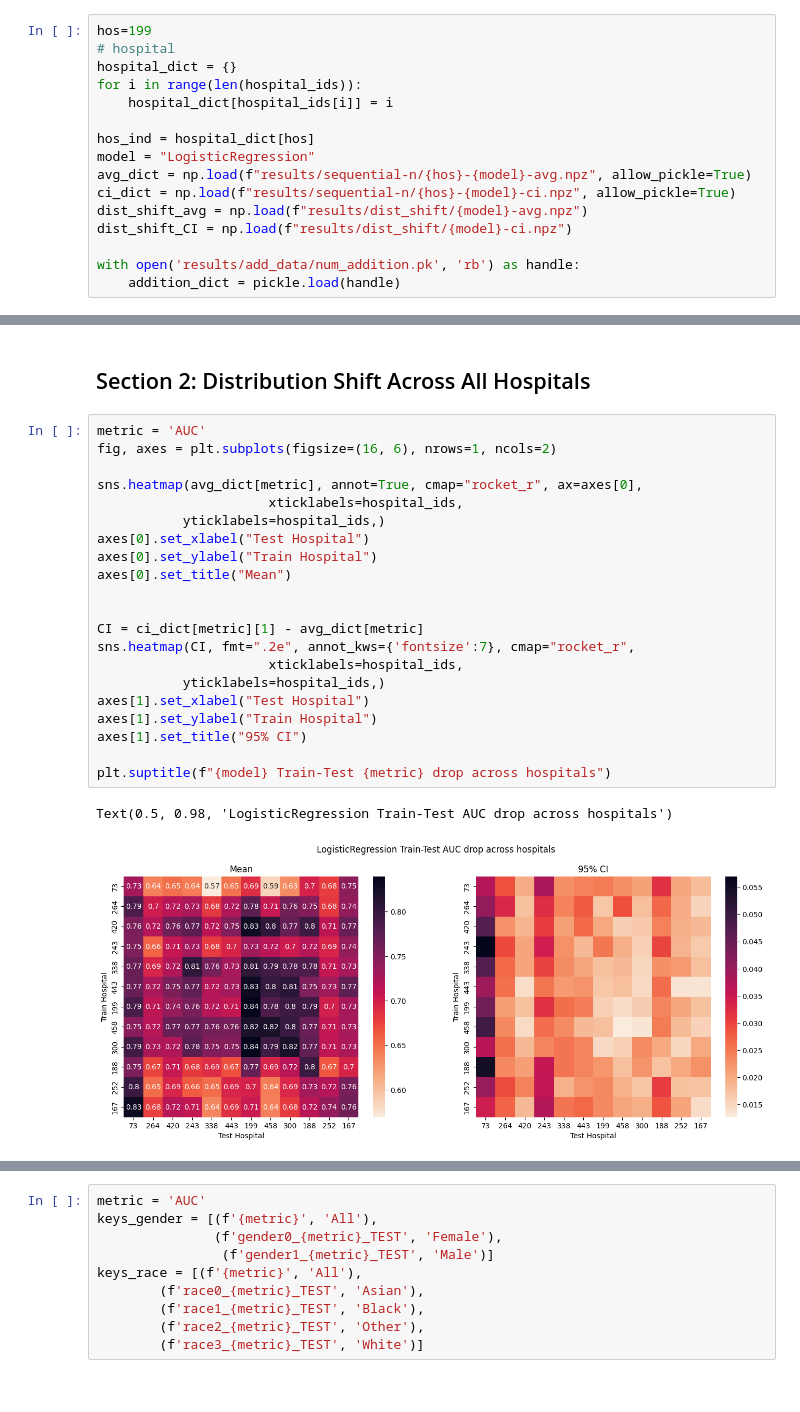
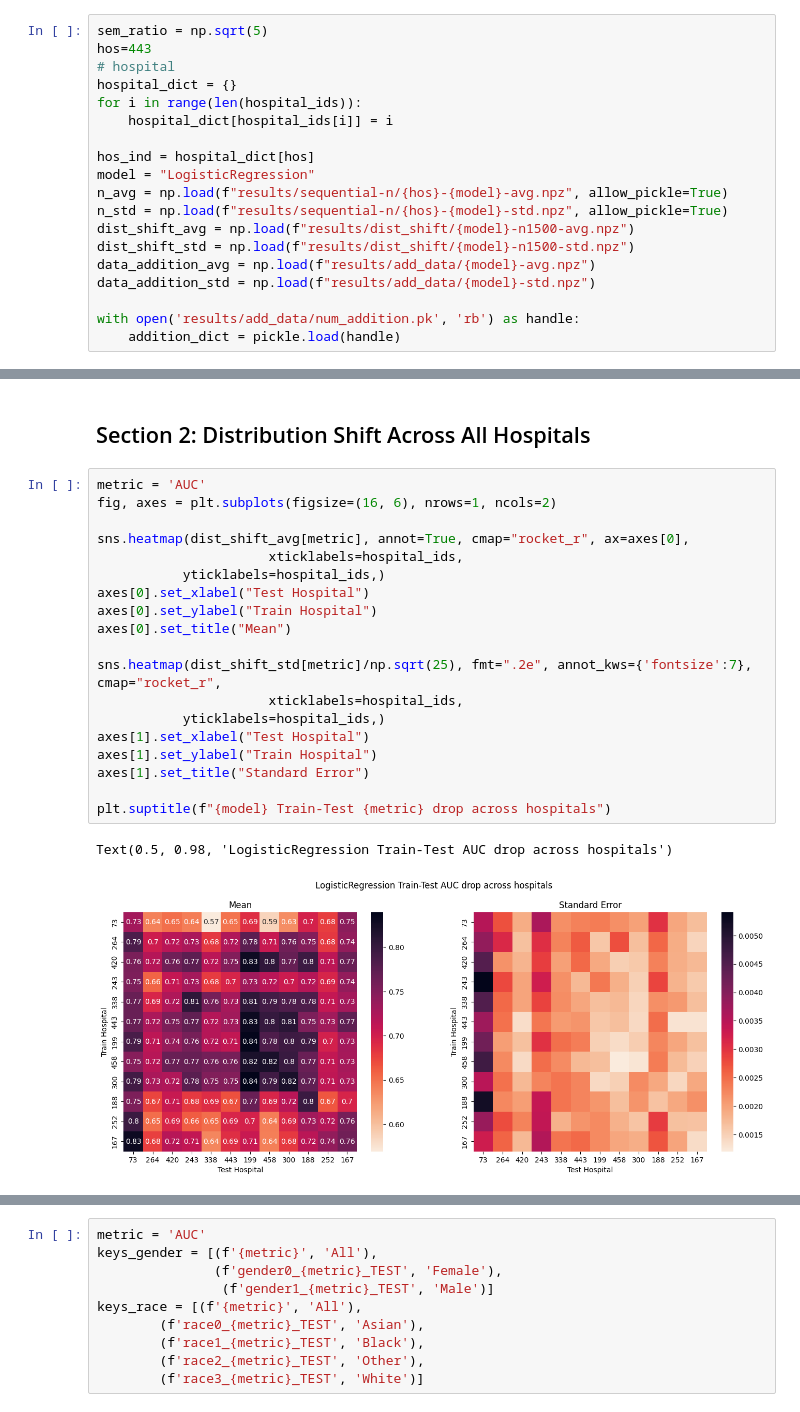
Before and after one commit to heyyjudes/YAIB, a Jupyter notebook: data_analysis.ipynb, the cells around one changed output, grey strips where cells are left out. Drawn from its saved outputs; the diff is of its cells as text.

```diff
--- a/data_analysis.ipynb
+++ b/data_analysis.ipynb
@@ -20,7 +21,8 @@ ci_dict = np.load(f'results/dist_shift/{model}-n1500-ci.npz')
 # %% [markdown]
 ## Section 1: Data Addition for 1 Hospital:
 # %%
-hos=199
+sem_ratio = np.sqrt(5)
+hos=443
 # hospital
 hospital_dict = {}
 for i in range(len(hospital_ids)):
@@ -28,10 +30,12 @@ for i in range(len(hospital_ids)):
 
 hos_ind = hospital_dict[hos]
 model = "LogisticRegression"
-avg_dict = np.load(f"results/sequential-n/{hos}-{model}-avg.npz", allow_pickle=True)
-ci_dict = np.load(f"results/sequential-n/{hos}-{model}-ci.npz", allow_pickle=True)
-dist_shift_avg = np.load(f"results/dist_shift/{model}-avg.npz")
-dist_shift_CI = np.load(f"results/dist_shift/{model}-ci.npz")
+n_avg = np.load(f"results/sequential-n/{hos}-{model}-avg.npz", allow_pickle=True)
+n_std = np.load(f"results/sequential-n/{hos}-{model}-std.npz", allow_pickle=True)
+dist_shift_avg = np.load(f"results/dist_shift/{model}-n1500-avg.npz")
+dist_shift_std = np.load(f"results/dist_shift/{model}-n1500-std.npz")
+data_addition_avg = np.load(f"results/add_data/{model}-avg.npz")
+data_addition_std = np.load(f"results/add_data/{model}-std.npz")
 
 with open('results/add_data/num_addition.pk', 'rb') as handle:
     addition_dict = pickle.load(handle)
@@ -86,26 +91,24 @@ plt.show()
 # %%
 metric = 'AUC'
 fig, axes = plt.subplots(figsize=(16, 6), nrows=1, ncols=2)
 
-sns.heatmap(avg_dict[metric], annot=True, cmap="rocket_r", ax=axes[0],
+sns.heatmap(dist_shift_avg[metric], annot=True, cmap="rocket_r", ax=axes[0],
                       xticklabels=hospital_ids,
            yticklabels=hospital_ids,)
 axes[0].set_xlabel("Test Hospital")
 axes[0].set_ylabel("Train Hospital")
 axes[0].set_title("Mean")
 
-
-CI = ci_dict[metric][1] - avg_dict[metric]
-sns.heatmap(CI, fmt=".2e", annot_kws={'fontsize':7}, cmap="rocket_r",
+sns.heatmap(dist_shift_std[metric]/np.sqrt(25), fmt=".2e", annot_kws={'fontsize':7}, cmap="rocket_r",
                       xticklabels=hospital_ids,
            yticklabels=hospital_ids,)
 axes[1].set_xlabel("Test Hospital")
 axes[1].set_ylabel("Train Hospital")
-axes[1].set_title("95% CI")
+axes[1].set_title("Standard Error")
 
 plt.suptitle(f"{model} Train-Test {metric} drop across hospitals")
 # %% [output]
 Text(0.5, 0.98, 'LogisticRegression Train-Test AUC drop across hospitals')
-[figure, old version]
+[figure, new version]
 # %%
 # Differences
```
Also changed, not shown: parts of 42 cells of this notebook, 5 other files.
